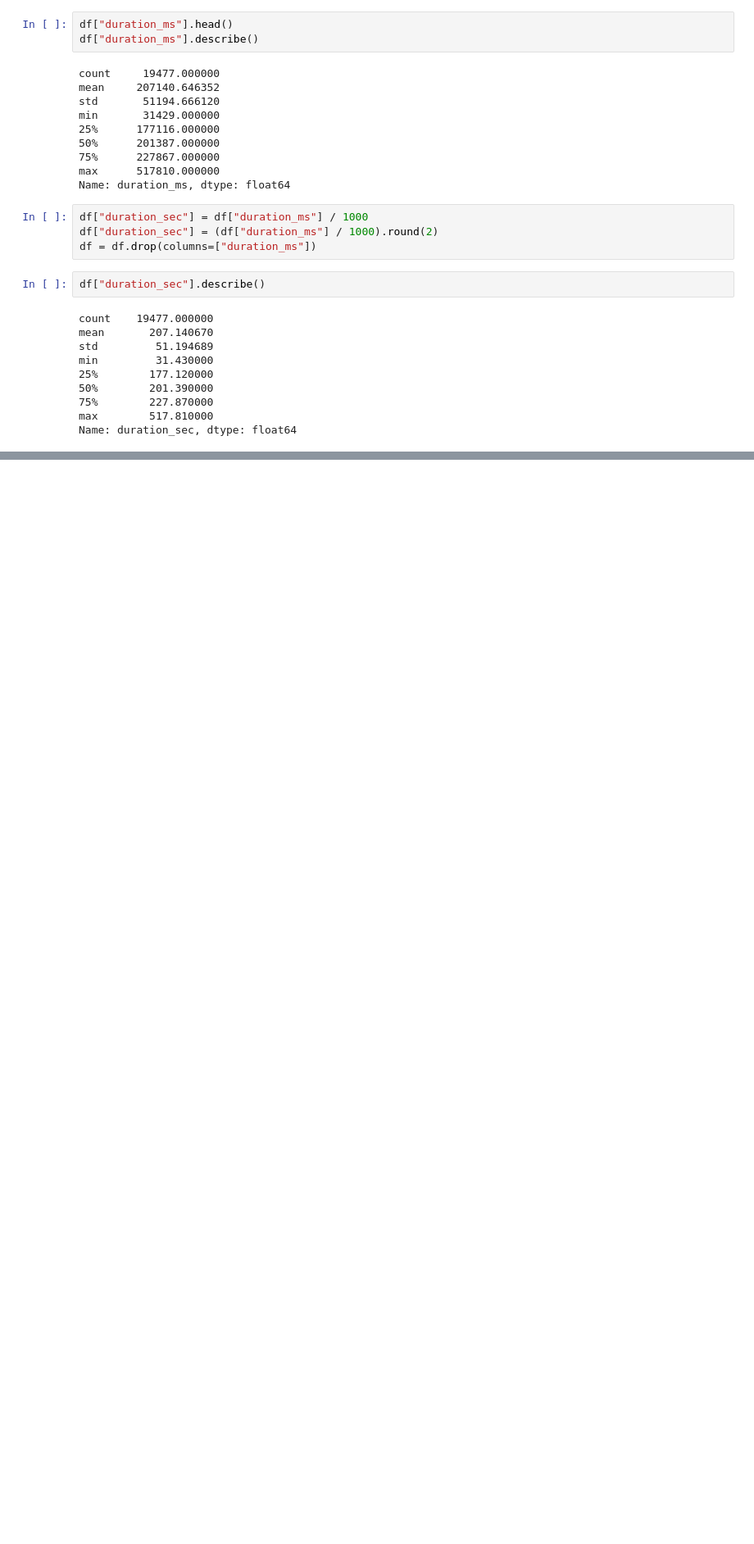
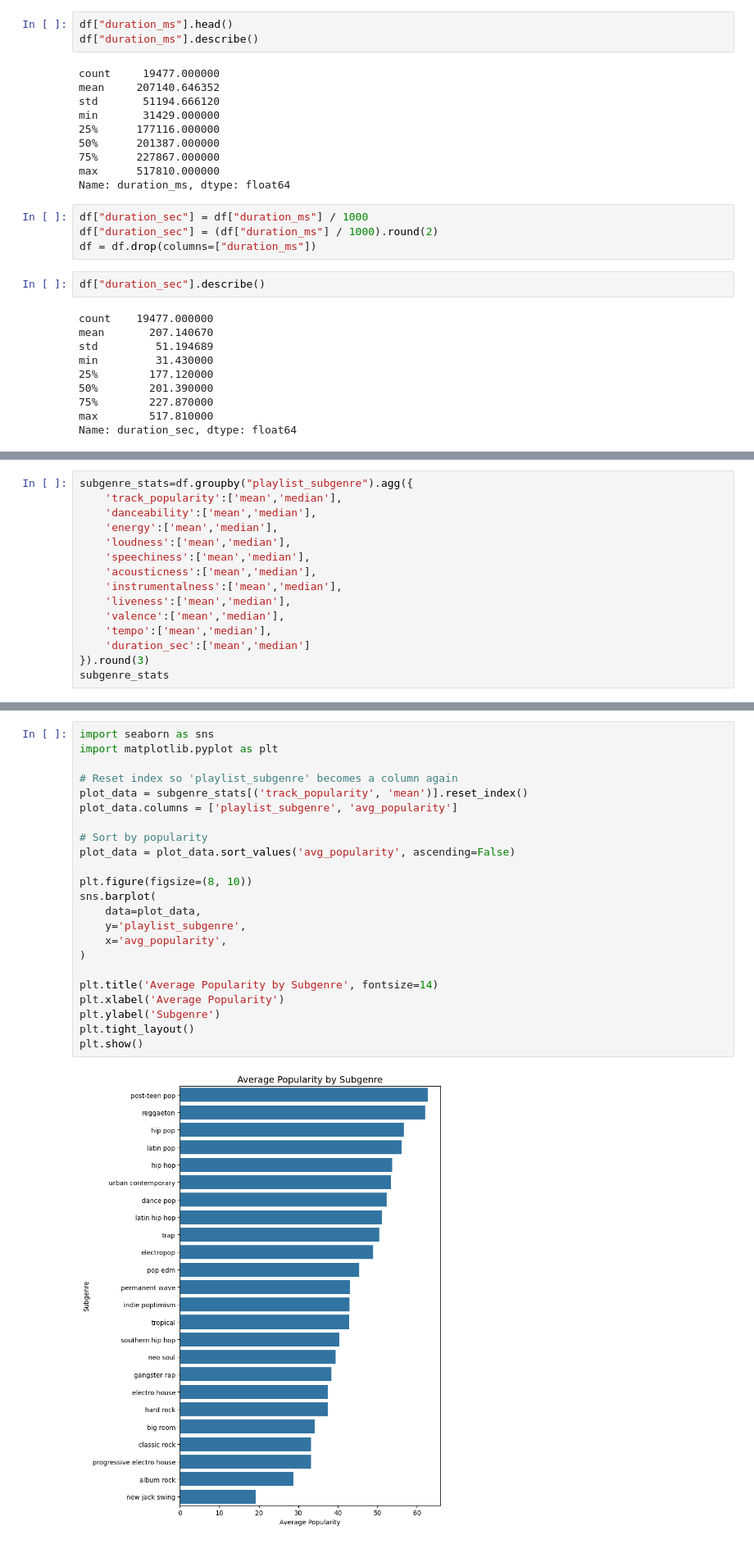
Before and after one commit to brobers0339/Spotify_Final_Project_H501, a Jupyter notebook: Spotify_Project.ipynb, the cells around one changed output, grey strips where cells are left out. Shown at 82% size. Cells and saved outputs as stored; diff of their text form; blank space fills up the shorter version.

```diff
--- a/Spotify_Project.ipynb
+++ b/Spotify_Project.ipynb
@@ -176,0 +189,15 @@ Name: duration_sec, dtype: float64
+# %%
+subgenre_stats=df.groupby("playlist_subgenre").agg({
+    'track_popularity':['mean','median'],
+    'danceability':['mean','median'],
+    'energy':['mean','median'],
+    'loudness':['mean','median'],
+    'speechiness':['mean','median'],
+    'acousticness':['mean','median'],
+    'instrumentalness':['mean','median'],
+    'liveness':['mean','median'],
+    'valence':['mean','median'],
+    'tempo':['mean','median'],
+    'duration_sec':['mean','median']
+}).round(3)
+subgenre_stats
@@ -176,0 +225,25 @@ Name: duration_sec, dtype: float64
+# %%
+import seaborn as sns
+import matplotlib.pyplot as plt
+
+# Reset index so 'playlist_subgenre' becomes a column again
+plot_data = subgenre_stats[('track_popularity', 'mean')].reset_index()
+plot_data.columns = ['playlist_subgenre', 'avg_popularity']
+
+# Sort by popularity
+plot_data = plot_data.sort_values('avg_popularity', ascending=False)
+
+plt.figure(figsize=(8, 10))
+sns.barplot(
+    data=plot_data,
+    y='playlist_subgenre',
+    x='avg_popularity',
+)
+
+plt.title('Average Popularity by Subgenre', fontsize=14)
+plt.xlabel('Average Popularity')
+plt.ylabel('Subgenre')
+plt.tight_layout()
+plt.show()
+# %% [output]
+[figure, added]
```
Also changed, not shown: parts of 17 cells of this notebook.
